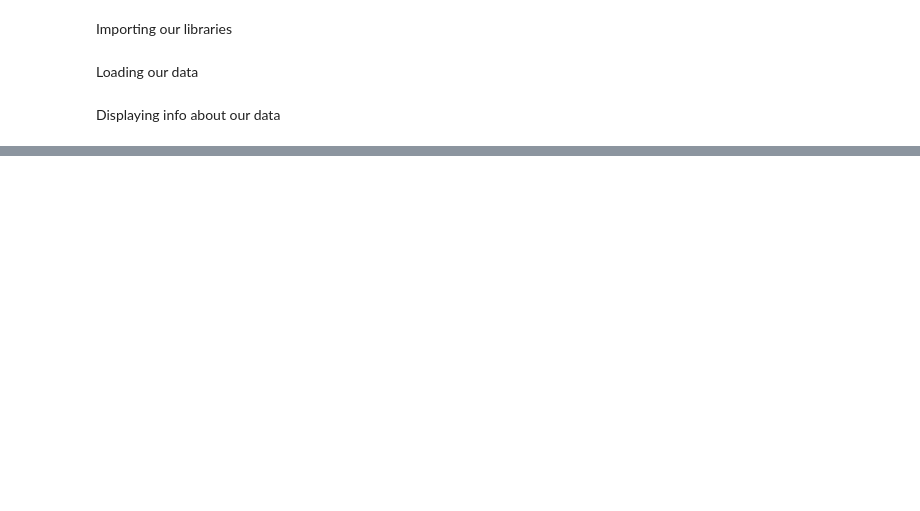
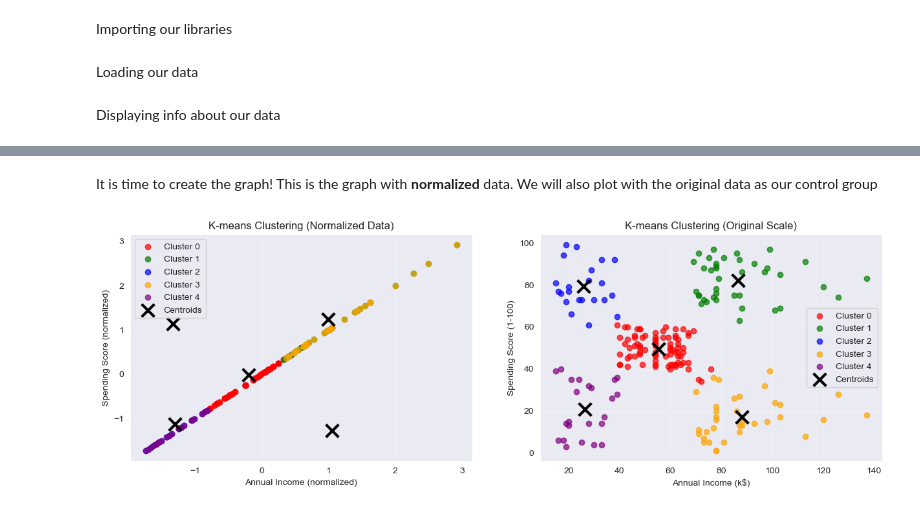
Before and after one commit to CedricBaaklini/Machine-Learning-Project, a Jupyter notebook: Project 1/Kmeans.ipynb, the cells around one changed output, grey strips where cells are left out. Saved outputs shown, nothing was run; the diff lists cells and outputs as text; code cells hidden in the pictures; blank space fills up the shorter version.

```diff
--- a/Project 1/Kmeans.ipynb
+++ b/Project 1/Kmeans.ipynb
@@ -103,0 +146,14 @@ It is time to create our K-Means graph!
+# %%
+optimal_k = 5
+# 5 is the most common and therefore safest number to use as the optimal number of clusters
+kmeans = KMeans(n_clusters = optimal_k, random_state = 42, n_init = 10)
+cluster_labels = kmeans.fit_predict(features_normalized)
+
+df['Cluster'] = cluster_labels
+features_normalized_df['Cluster'] = cluster_labels
+
+print(f"K-means clustering complete with k = {optimal_k}")
+print(f"Silhouette Score: {silhouette_score(features_normalized, cluster_labels):.3f}")
+
+print("\nCluster distribution:")
+print(df['Cluster'].value_counts().sort_index())
@@ -103,0 +172,38 @@ It is time to create our K-Means graph!
+# %% [markdown]
+It is time to create the graph! This is the graph with **normalized** data.
+We will also plot with the original data as our control group
+# %%
+plt.figure(figsize = (15, 10))
+
+plt.subplot(2, 2, 1)
+colors = ['red', 'green', 'blue', 'orange', 'purple']
+
+for i in range(optimal_k):
+    cluster_data = features_normalized_df[features_normalized_df['Cluster'] == i]
+    plt.scatter(cluster_data['Annual Income (normalized)'], cluster_data['Annual Income (normalized)'], c = colors[i], label = f'Cluster {i}', alpha = 0.7)
+
+centers_normalized = kmeans.cluster_centers_
+plt.scatter(centers_normalized[:, 0], centers_normalized[:, 1], c = 'black', marker  = 'x', s = 200, linewidths = 3, label = 'Centroids')
+
+plt.xlabel('Annual Income (normalized)')
+plt.ylabel('Spending Score (normalized)')
+plt.title('K-means Clustering (Normalized Data)')
+plt.legend()
+plt.grid(True, alpha = 0.3)
+
+plt.subplot(2, 2, 2)
+
+for i in range(optimal_k):
+    cluster_data = df[df['Cluster'] == i]
+    plt.scatter(cluster_data['Annual Income (k$)'], cluster_data['Spending Score (1-100)'], c = colors[i], label = f'Cluster {i}', alpha = 0.7)
+
+centers_original = scaler.inverse_transform(centers_normalized)
+plt.scatter(centers_original[:, 0], centers_original[:, 1], c = 'black', marker  = 'x', s = 200, linewidths = 3, label = 'Centroids')
+
+plt.xlabel('Annual Income (k$)')
+plt.ylabel('Spending Score (1-100)')
+plt.title('K-means Clustering (Original Scale)')
+plt.legend()
+plt.grid(True, alpha = 0.3)
+# %% [output]
+[figure, added]
```
Also changed, not shown: parts of 23 cells of this notebook, 1 other file.
